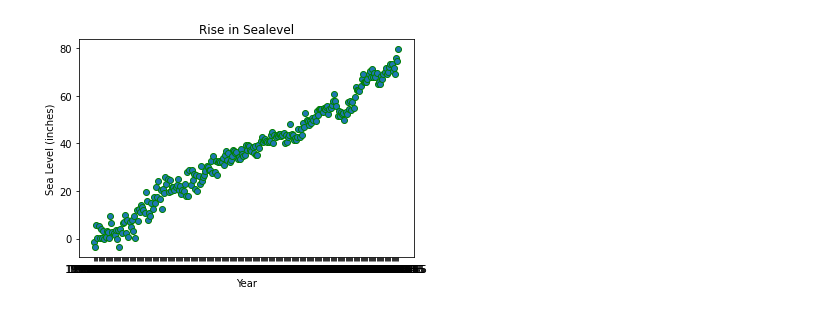
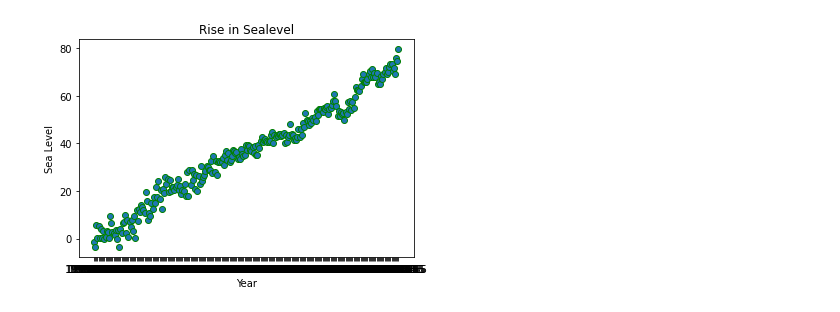
Before and after one commit to santanu619/PythonLibraries, a Jupyter notebook: Matplotlib/ScatterPlot/SeaDataScatterPlot.ipynb, the cells around one changed output. Saved outputs shown, nothing was run; the diff lists cells and outputs as text; code cells hidden in the pictures.

```diff
--- a/Matplotlib/ScatterPlot/SeaDataScatterPlot.ipynb
+++ b/Matplotlib/ScatterPlot/SeaDataScatterPlot.ipynb
@@ -1,22 +1,22 @@
 # %%
 '''
 @Author: Santanu Mohapatra
 @Date: 21/06/2021
 @Last Modified by: Santanu Mohapatra
 @Last Modified Time: 11:10 AM
 @Title: Python program to draw a scatterplot from the csv file of sea data.
 '''
 
 import matplotlib.pyplot as plt
 import pandas as pd
 
 data = pd.read_csv('sea_data.csv')
 year = data['Time']
 sea_levels = data['GMSL']
 plt.scatter(year, sea_levels, edgecolors='g')
 plt.xlabel('Year')
-plt.ylabel('Sea Level (inches)')
+plt.ylabel('Sea Level')
 plt.title('Rise in Sealevel')
 plt.show()
 # %% [output]
-[figure, old version]
+[figure, new version]
```
